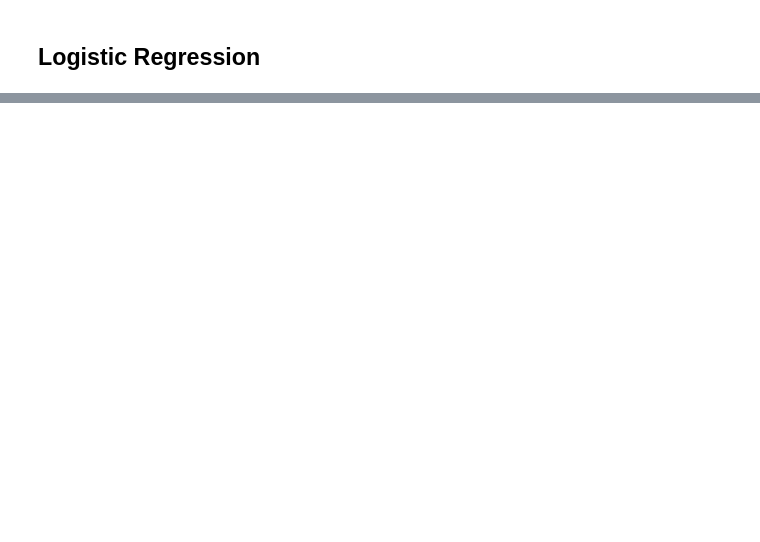
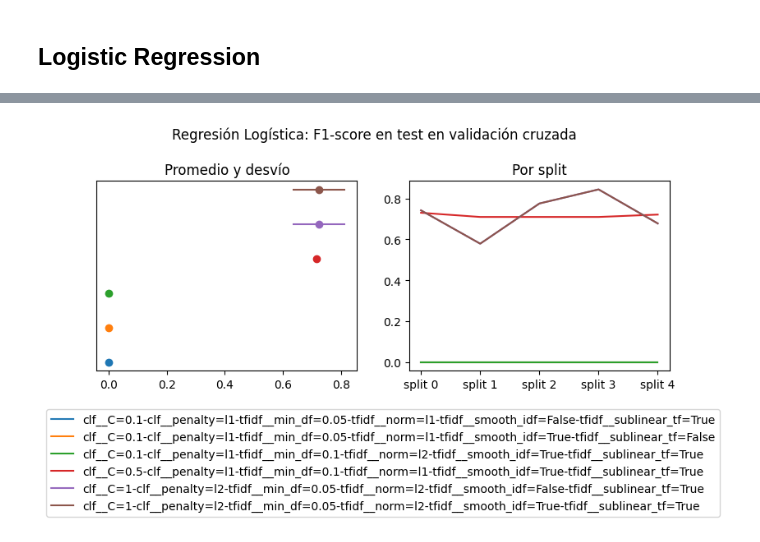
Before and after one commit to macfernandez/eddc-specialization-project, a Jupyter notebook: notebooks/04-methods-classifiers.ipynb, the cells around one changed output, grey strips where cells are left out. Saved outputs shown, nothing was run; the diff lists cells and outputs as text; code cells hidden in the pictures; blank space fills up the shorter version.

```diff
--- a/notebooks/04-methods-classifiers.ipynb
+++ b/notebooks/04-methods-classifiers.ipynb
@@ -292,0 +262,7 @@ weights  = m[1].coef_[0]
+# %%
+# more about LR solvers on: https://scikit-learn.org/stable/modules/linear_model.html#solvers
+lr_gridsearch = build_gridsearch(
+    clf = LogisticRegression(multi_class="ovr", solver="liblinear", random_state=2023),
+    clf_params = {"clf__penalty": ["l1", "l2"], "clf__C": [0.1, 0.5, 1]}
+)
+lr_gridsearch.fit(X, y)
@@ -292,0 +284,3 @@ weights  = m[1].coef_[0]
+# %%
+lr_gridsearch_cv_results = build_results_df(lr_gridsearch.cv_results_)
+lr_gridsearch_cv_results.iloc[0]
@@ -292,0 +308,5 @@ weights  = m[1].coef_[0]
+# %%
+lr_gridsearch_cv_results2plot = build_results_df2plot(lr_gridsearch_cv_results)
+plot_results(lr_gridsearch_cv_results2plot, clf="Regresión Logística", file_name="clf__lr_cv.png")
+# %% [output]
+[figure, added]
```
Also changed, not shown: parts of 43 cells of this notebook.
